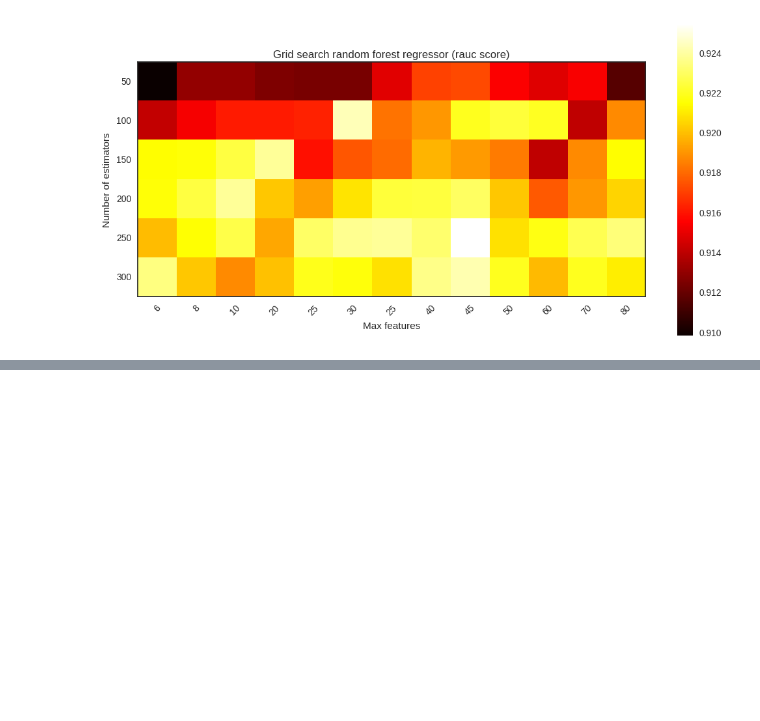
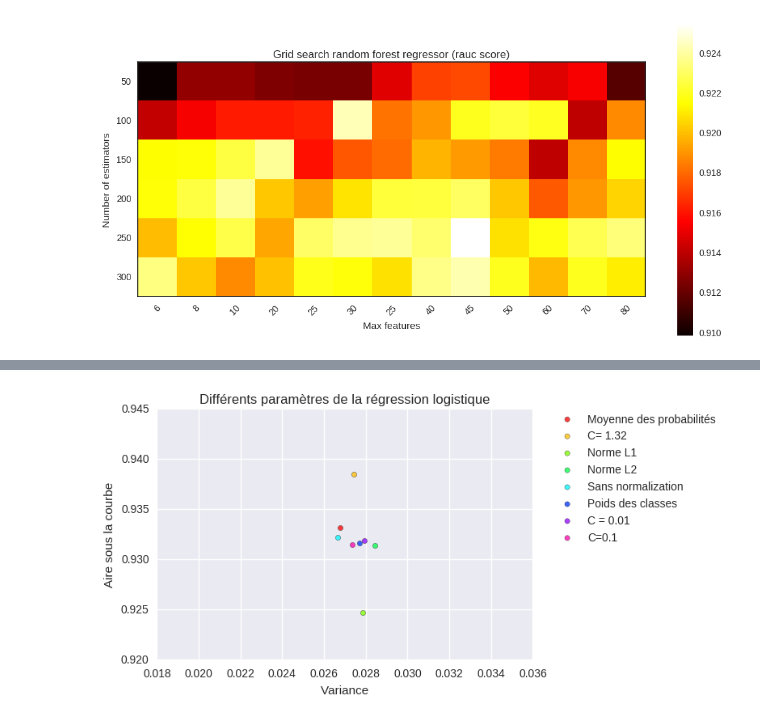
Before and after one commit to Nicolas99-9/Facebook-Recruiting-IV-Human-or-Robot, a Jupyter notebook: DataAnalysis.ipynb, the cells around one changed output, grey strips where cells are left out. Saved outputs shown, nothing was run; the diff lists cells and outputs as text; code cells hidden in the pictures; blank space fills up the shorter version.

```diff
--- a/DataAnalysis.ipynb
+++ b/DataAnalysis.ipynb
@@ -370,0 +339,32 @@ NameError: name 'train' is not defined
+# %%
+'''
+AVCE MOYENNE PROBAS:
+AUC: 0.933136 (+/- 0.026770) [<class 'sklearn.linear_model.logistic.LogisticRegression'>]
+NORMAL  :
+ log regress (normal ): AUC: 0.931390 (+/- 0.027440)
+ log regress (l1): AUC: 0.924697 (+/- 0.027860)
+ log regress (l2): AUC: 0.931390 (+/- 0.027440)
+
+
+ FIT INTERCEPT FALSE: AUC: AUC: 0.932230 (+/- 0.026649)
+ weights : AUC: 0.931652 (+/- 0.027684)
+ C = 0.01 AUC: 0.931870 (+/- 0.027917)
+ C = 0.1 AUC: 0.931477 (+/- 0.027357)'''
+
+#optimisation des paramètres
+x = [0.026770, 0.027440,0.02786,0.028440,0.026649,0.027684,0.027917,0.027357]
+y = [0.933136,0.938492,0.924697,0.931390,0.932230,0.931652,0.931870,0.931477]
+label_s = ["Moyenne des probabilités","C= 1.32","Norme L1","Norme L2","Sans normalization","Poids des classes",
+          "C = 0.01","C=0.1"]
+colormap = plt.cm.hsv
+colors = [colormap(i) for i in np.linspace(0, 0.9, len(x))]
+for d,f,g,h in zip(x,y,colors,label_s):
+    print("  a ",d,f,g,h)
+    plt.scatter(d, f,c=g,alpha=0.75,label=h)#,c=colors, alpha=0.5)
+plt.ylabel("Aire sous la courbe")
+plt.xlabel("Variance")
+plt.legend(bbox_to_anchor=(1.05, 1), loc=2, borderaxespad=0.)
+plt.title("Différents paramètres de la régression logistique")
+plt.show()
+# %% [output]
+[figure, added]
```
Also changed, not shown: parts of 11 cells of this notebook.
